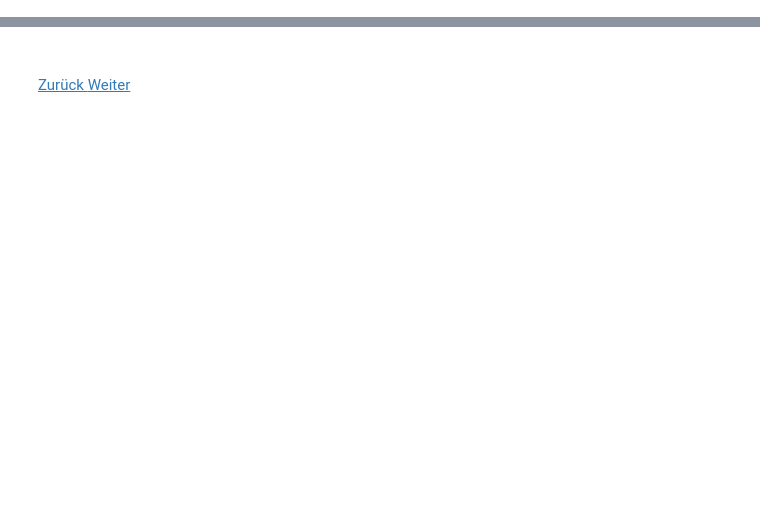
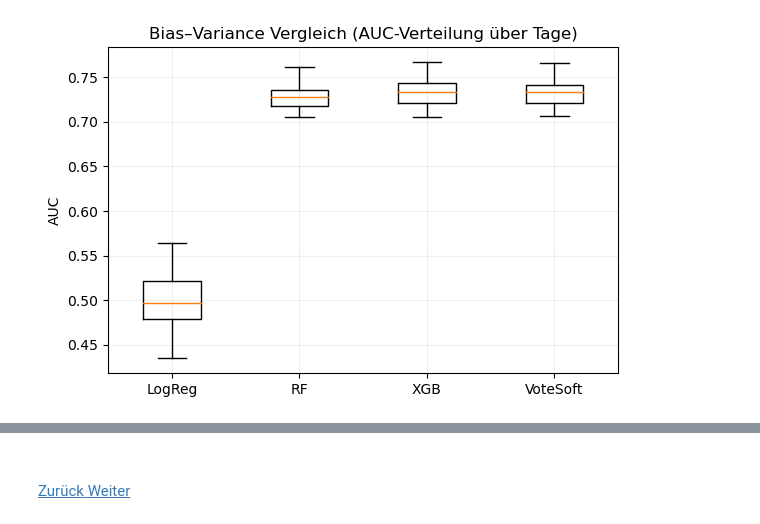
Before and after one commit to RyanMikus/pairs_trading_ml_hs25, a Jupyter notebook: 05_Modellierung.ipynb, the cells around one changed output, grey strips where cells are left out. Cells and saved outputs as stored; diff of their text form; code cells hidden in the pictures; blank space fills up the shorter version.

```diff
--- a/05_Modellierung.ipynb
+++ b/05_Modellierung.ipynb
@@ -1023,0 +578,17 @@ Trades (Baseline): 5581
+# %%
+# Zelle 13b: Bias–Variance Summary – AUC-Verteilung pro Modell
+plt.figure(figsize=(6, 4))
+
+data = [
+    final_scores[final_scores["model"] == m]["auc"].values
+    for m in final_scores["model"].unique()
+]
+
+plt.boxplot(data, labels=final_scores["model"].unique(), showfliers=False)
+plt.ylabel("AUC")
+plt.title("Bias–Variance Vergleich (AUC-Verteilung über Tage)")
+plt.grid(alpha=0.2)
+plt.tight_layout()
+plt.show()
+# %% [output]
+[figure, added]
```
Also changed, not shown: parts of 43 cells of this notebook, 1 other file.
